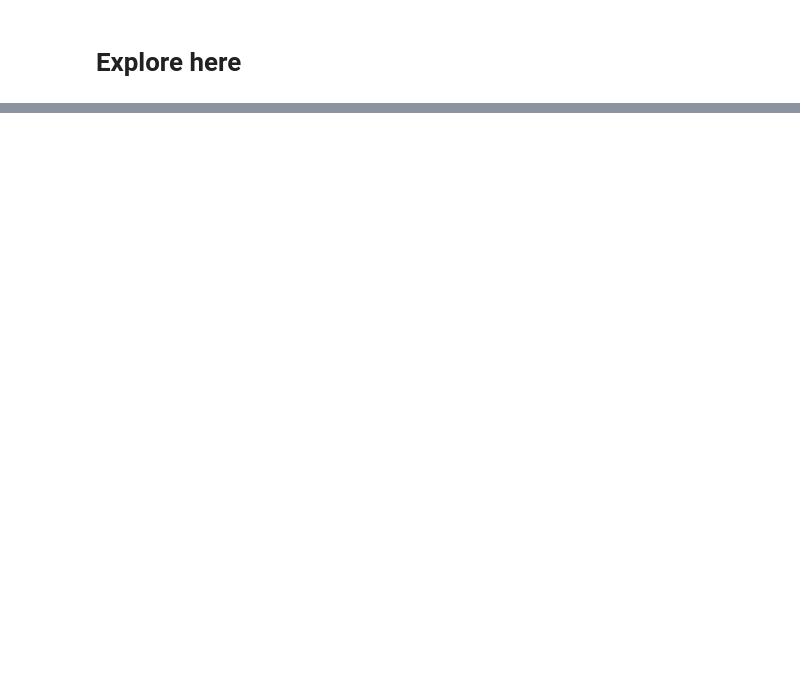
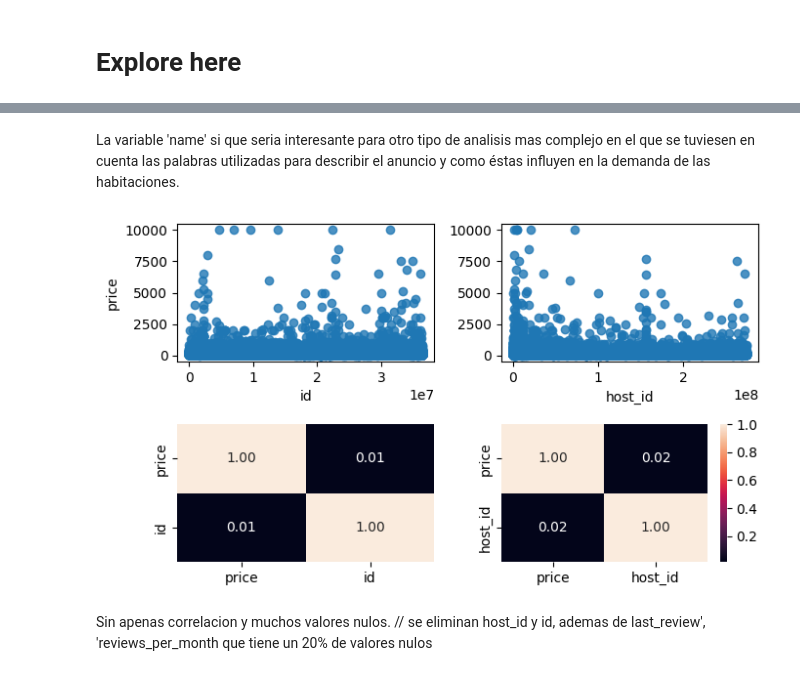
Before and after one commit to Dgasensi/machine-learning-python-template, a Jupyter notebook: src/explore.ipynb, the cells around one changed output, grey strips where cells are left out. Drawn from its saved outputs; the diff is of its cells as text; code cells hidden in the pictures; blank space fills up the shorter version.

```diff
--- a/src/explore.ipynb
+++ b/src/explore.ipynb
@@ -521,0 +114,22 @@ NameError: name 'lgb' is not defined
+# %% [markdown]
+La variable 'name' si que seria interesante para otro tipo de analisis mas complejo en el que se tuviesen en cuenta las palabras utilizadas para describir el anuncio y como éstas influyen en la demanda de las habitaciones.
+# %%
+# Crear un diagrama de dispersión múltiple para visualizar dos columnas que dudo si eliminar o no
+fig, axis = plt.subplots(2, 2, figsize = (7, 4))
+
+
+# Crear un diagrama de dispersión múltiple para visualizar dos columnas que dudo si eliminar o no
+sns.regplot(ax = axis[0, 0], data = df, x = 'id', y = "price")
+sns.heatmap(df[["price", "id"]].corr(), annot = True, fmt = ".2f", ax = axis[1, 0], cbar = False)
+sns.regplot(ax = axis[0, 1], data = df, x = "host_id", y = "price").set(ylabel=None)
+sns.heatmap(df[["price", "host_id"]].corr(), annot = True, fmt = ".2f", ax = axis[1, 1])
+
+# Ajustar el layout
+plt.tight_layout()
+
+# Mostrar el plot
+plt.show()
+# %% [output]
+[figure, added]
+# %% [markdown]
+Sin apenas correlacion y muchos valores nulos. // se eliminan host_id y id, ademas de last_review', 'reviews_per_month que tiene un 20% de valores nulos
```
Also changed, not shown: parts of 114 cells of this notebook, 2 other files.
